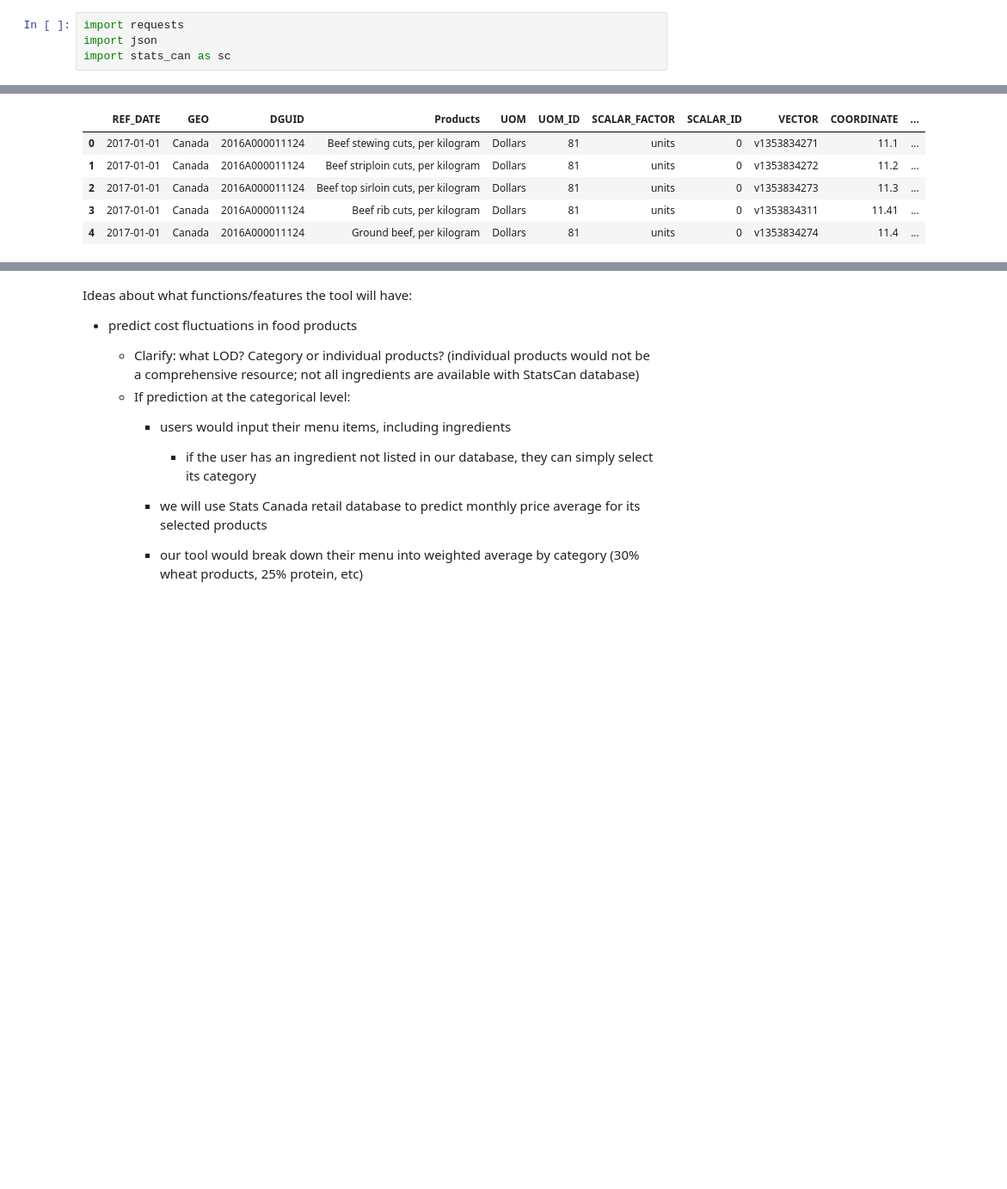
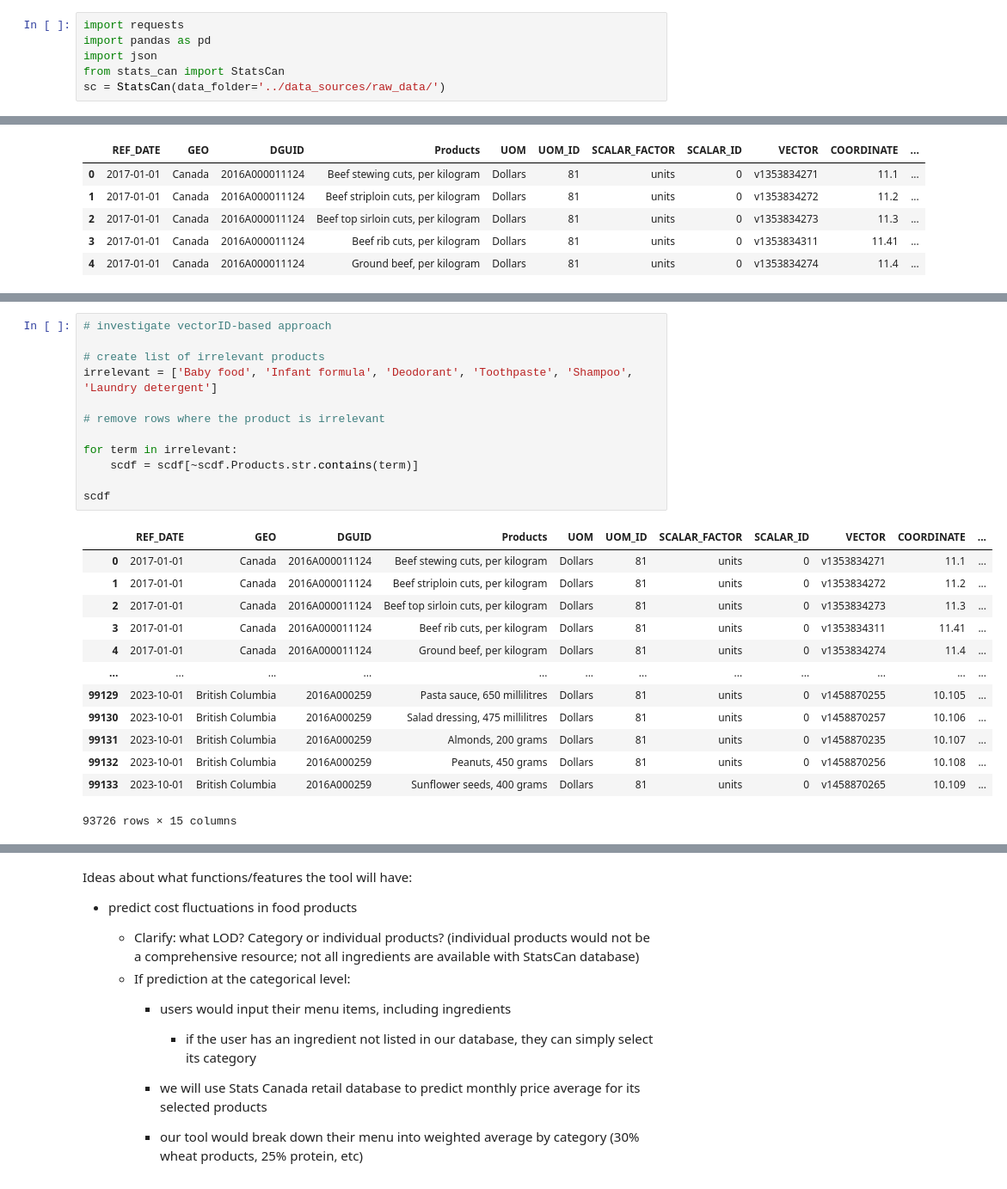
Before and after one commit to madiwiebe/ict-food-cost-planner-project, a Jupyter notebook: data_acquisition/api_tests.ipynb, the cells around one changed output, grey strips where cells are left out. Shown at 86% size. Drawn from its saved outputs; the diff is of its cells as text; blank space fills up the shorter version.

```diff
--- a/data_acquisition/api_tests.ipynb
+++ b/data_acquisition/api_tests.ipynb
@@ -1,7 +1,9 @@
 # %%
 import requests
+import pandas as pd
 import json
-import stats_can as sc
+from stats_can import StatsCan
+sc = StatsCan(data_folder='../data_sources/raw_data/')
 # %% [markdown]
 Note: to install the stats_can library, I used Anaconda Prompt with the following command:
 
@@ -82,0 +94,26 @@ scdf.head()
+# %%
+# investigate vectorID-based approach
+
+# create list of irrelevant products
+irrelevant = ['Baby food', 'Infant formula', 'Deodorant', 'Toothpaste', 'Shampoo', 'Laundry detergent']
+
+# remove rows where the product is irrelevant
+
+for term in irrelevant:
+    scdf = scdf[~scdf.Products.str.contains(term)]
+
+scdf
+# %% [output]
+|  | REF_DATE | GEO | DGUID | Products | UOM | UOM_ID | SCALAR_FACTOR | SCALAR_ID | VECTOR | COORDINATE | ... |
+| 0 | 2017-01-01 | Canada | 2016A000011124 | Beef stewing cuts, per kilogram | Dollars | 81 | units | 0 | v1353834271 | 11.1 | ... |
+| 1 | 2017-01-01 | Canada | 2016A000011124 | Beef striploin cuts, per kilogram | Dollars | 81 | units | 0 | v1353834272 | 11.2 | ... |
+| 2 | 2017-01-01 | Canada | 2016A000011124 | Beef top sirloin cuts, per kilogram | Dollars | 81 | units | 0 | v1353834273 | 11.3 | ... |
+| 3 | 2017-01-01 | Canada | 2016A000011124 | Beef rib cuts, per kilogram | Dollars | 81 | units | 0 | v1353834311 | 11.41 | ... |
+| 4 | 2017-01-01 | Canada | 2016A000011124 | Ground beef, per kilogram | Dollars | 81 | units | 0 | v1353834274 | 11.4 | ... |
+| ... | ... | ... | ... | ... | ... | ... | ... | ... | ... | ... | ... |
+| 99129 | 2023-10-01 | British Columbia | 2016A000259 | Pasta sauce, 650 millilitres | Dollars | 81 | units | 0 | v1458870255 | 10.105 | ... |
+| 99130 | 2023-10-01 | British Columbia | 2016A000259 | Salad dressing, 475 millilitres | Dollars | 81 | units | 0 | v1458870257 | 10.106 | ... |
+| 99131 | 2023-10-01 | British Columbia | 2016A000259 | Almonds, 200 grams | Dollars | 81 | units | 0 | v1458870235 | 10.107 | ... |
+| 99132 | 2023-10-01 | British Columbia | 2016A000259 | Peanuts, 450 grams | Dollars | 81 | units | 0 | v1458870256 | 10.108 | ... |
+| 99133 | 2023-10-01 | British Columbia | 2016A000259 | Sunflower seeds, 400 grams | Dollars | 81 | units | 0 | v1458870265 | 10.109 | ... |
+93726 rows × 15 columns
```
Also changed, not shown: parts of 6 cells of this notebook, 3 other files.
